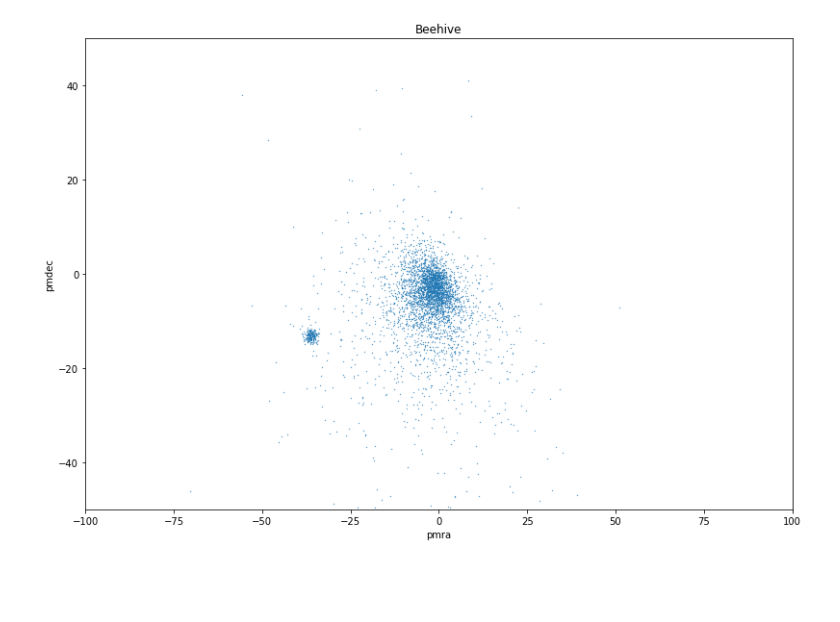
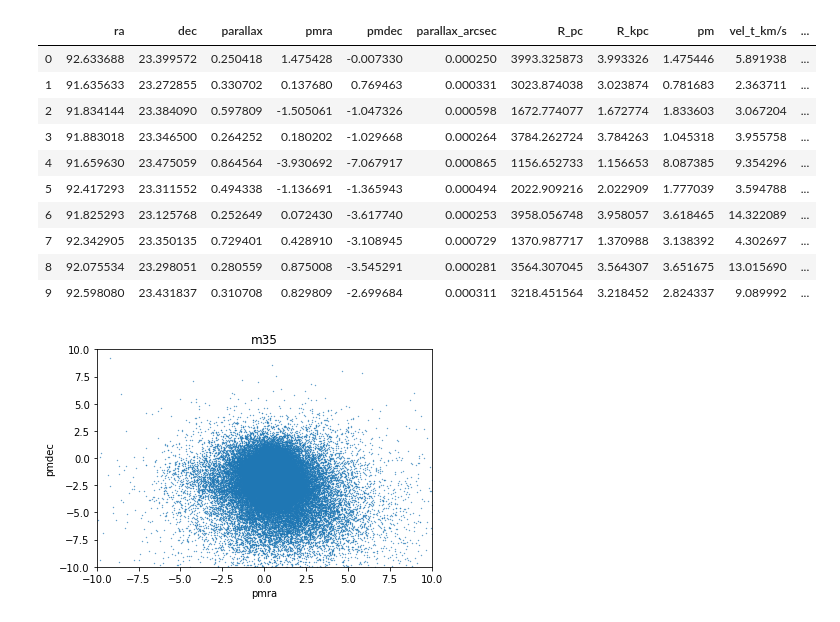
Before and after one commit to lauramv1832/Gaia, a Jupyter notebook: ProperMotion7.ipynb, the cells around one changed output. Saved outputs shown, nothing was run; the diff lists cells and outputs as text; code cells hidden in the pictures; blank space fills up the shorter version.

```diff
--- a/ProperMotion7.ipynb
+++ b/ProperMotion7.ipynb
@@ -173,0 +409,11 @@ plt.show()
+# %%
+pleiades4_trimmed = pd.read_csv("pleiades4_trimmed.csv")
+pleiades4 = pleiades4_trimmed[['ra', 'dec', 'parallax', 'pmra', 'pmdec']]
+pleiades4.loc[:, 'parallax_arcsec'] = pleiades4['parallax'].apply(lambda x: x*.001)
+pleiades4.loc[:, 'R_pc'] = pleiades4['parallax_arcsec'].apply(distance)
+pleiades4.loc[:, 'R_kpc'] = pleiades4['R_pc'].apply(lambda x: x*.001)
+pleiades4.loc[:, 'pm'] = pleiades4.apply(lambda x: pm(x['pmra'], x['pmdec']), axis=1)
+pleiades4.loc[:, 'vel_t_km/s'] = pleiades4.apply(lambda x: vel_t(x['R_kpc'], x['pm']), axis=1)
+pleiades4.loc[:, 'dx'] = pleiades4.apply(lambda x: diff(x['pmra'], x['vel_t_km/s'], x['ra']), axis=1)
+pleiades4.loc[:, 'dy'] = pleiades4.apply(lambda x: diff(x['pmdec'], x['vel_t_km/s'], x['dec']), axis=1)
+pleiades4.head(10)
@@ -173,0 +464,11 @@ plt.show()
+# %%
+beehive3_degrees = pd.read_csv("beehive3.csv")
+beehive3 = beehive3_degrees[['ra', 'dec', 'parallax', 'pmra', 'pmdec']]
+beehive3.loc[:, 'parallax_arcsec'] = beehive3['parallax'].apply(lambda x: x*.001)
+beehive3.loc[:, 'R_pc'] = beehive3['parallax_arcsec'].apply(distance)
+beehive3.loc[:, 'R_kpc'] = beehive3['R_pc'].apply(lambda x: x*.001)
+beehive3.loc[:, 'pm'] = beehive3.apply(lambda x: pm(x['pmra'], x['pmdec']), axis=1)
+beehive3.loc[:, 'vel_t_km/s'] = beehive3.apply(lambda x: vel_t(x['R_kpc'], x['pm']), axis=1)
+beehive3.loc[:, 'dx'] = beehive3.apply(lambda x: diff(x['pmra'], x['vel_t_km/s'], x['ra']), axis=1)
+beehive3.loc[:, 'dy'] = beehive3.apply(lambda x: diff(x['pmdec'], x['vel_t_km/s'], x['dec']), axis=1)
+beehive3.head(10)
@@ -174,12 +519,33 @@ plt.show()
+# %%
+m35 = pd.read_csv("m351100-5000.csv")
+m35 = m35[['ra', 'dec', 'parallax', 'pmra', 'pmdec']]
+m35.loc[:, 'parallax_arcsec'] = m35['parallax'].apply(lambda x: x*.001)
+m35.loc[:, 'R_pc'] = m35['parallax_arcsec'].apply(distance)
+m35.loc[:, 'R_kpc'] = m35['R_pc'].apply(lambda x: x*.001)
+m35.loc[:, 'pm'] = m35.apply(lambda x: pm(x['pmra'], x['pmdec']), axis=1)
+m35.loc[:, 'vel_t_km/s'] = m35.apply(lambda x: vel_t(x['R_kpc'], x['pm']), axis=1)
+m35.loc[:, 'dx'] = m35.apply(lambda x: diff(x['pmra'], x['vel_t_km/s'], x['ra']), axis=1)
+m35.loc[:, 'dy'] = m35.apply(lambda x: diff(x['pmdec'], x['vel_t_km/s'], x['dec']), axis=1)
+m35.head(10)
+# %% [output]
+|  | ra | dec | parallax | pmra | pmdec | parallax_arcsec | R_pc | R_kpc | pm | vel_t_km/s | ... |
+| 0 | 92.633688 | 23.399572 | 0.250418 | 1.475428 | -0.007330 | 0.000250 | 3993.325873 | 3.993326 | 1.475446 | 5.891938 | ... |
+| 1 | 91.635633 | 23.272855 | 0.330702 | 0.137680 | 0.769463 | 0.000331 | 3023.874038 | 3.023874 | 0.781683 | 2.363711 | ... |
+| 2 | 91.834144 | 23.384090 | 0.597809 | -1.505061 | -1.047326 | 0.000598 | 1672.774077 | 1.672774 | 1.833603 | 3.067204 | ... |
+| 3 | 91.883018 | 23.346500 | 0.264252 | 0.180202 | -1.029668 | 0.000264 | 3784.262724 | 3.784263 | 1.045318 | 3.955758 | ... |
+| 4 | 91.659630 | 23.475059 | 0.864564 | -3.930692 | -7.067917 | 0.000865 | 1156.652733 | 1.156653 | 8.087385 | 9.354296 | ... |
+| 5 | 92.417293 | 23.311552 | 0.494338 | -1.136691 | -1.365943 | 0.000494 | 2022.909216 | 2.022909 | 1.777039 | 3.594788 | ... |
+| 6 | 91.825293 | 23.125768 | 0.252649 | 0.072430 | -3.617740 | 0.000253 | 3958.056748 | 3.958057 | 3.618465 | 14.322089 | ... |
+| 7 | 92.342905 | 23.350135 | 0.729401 | 0.428910 | -3.108945 | 0.000729 | 1370.987717 | 1.370988 | 3.138392 | 4.302697 | ... |
+| 8 | 92.075534 | 23.298051 | 0.280559 | 0.875008 | -3.545291 | 0.000281 | 3564.307045 | 3.564307 | 3.651675 | 13.015690 | ... |
+| 9 | 92.598080 | 23.431837 | 0.310708 | 0.829809 | -2.699684 | 0.000311 | 3218.451564 | 3.218452 | 2.824337 | 9.089992 | ... |
 # %%
-beehive = pd.read_csv("beehive.csv")
-plt.scatter(beehive['pmra'], beehive['pmdec'], s=0.1)
+plt.scatter(m35['pmra'], m35['pmdec'], s=0.1)
 plt.xlabel("pmra")
 plt.ylabel("pmdec")
-plt.xlim(-100, 100)
-plt.ylim(-50, 50)
-plt.title("Beehive")
-plt.subplots_adjust(0.3, 0.3, 2, 2)
+plt.xlim(-10, 10)
+plt.ylim(-10, 10)
+plt.title("m35")
 plt.show()
 # %% [output]
-[figure, old version]
+[figure, new version]
```
Also changed, not shown: parts of 27 cells of this notebook, 2 other files.
